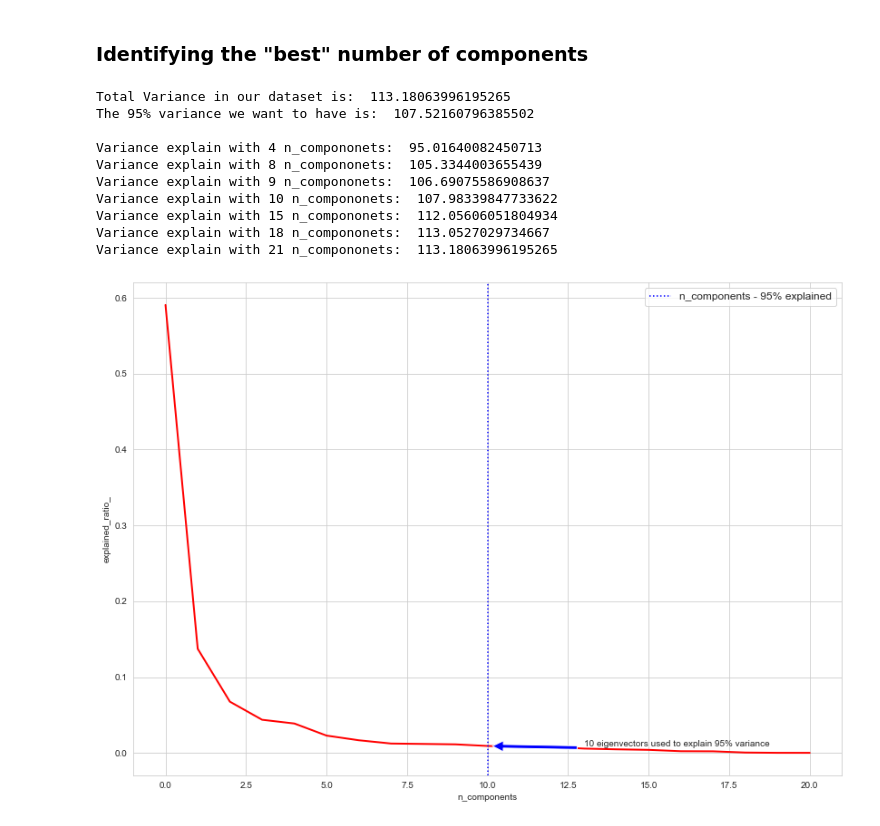
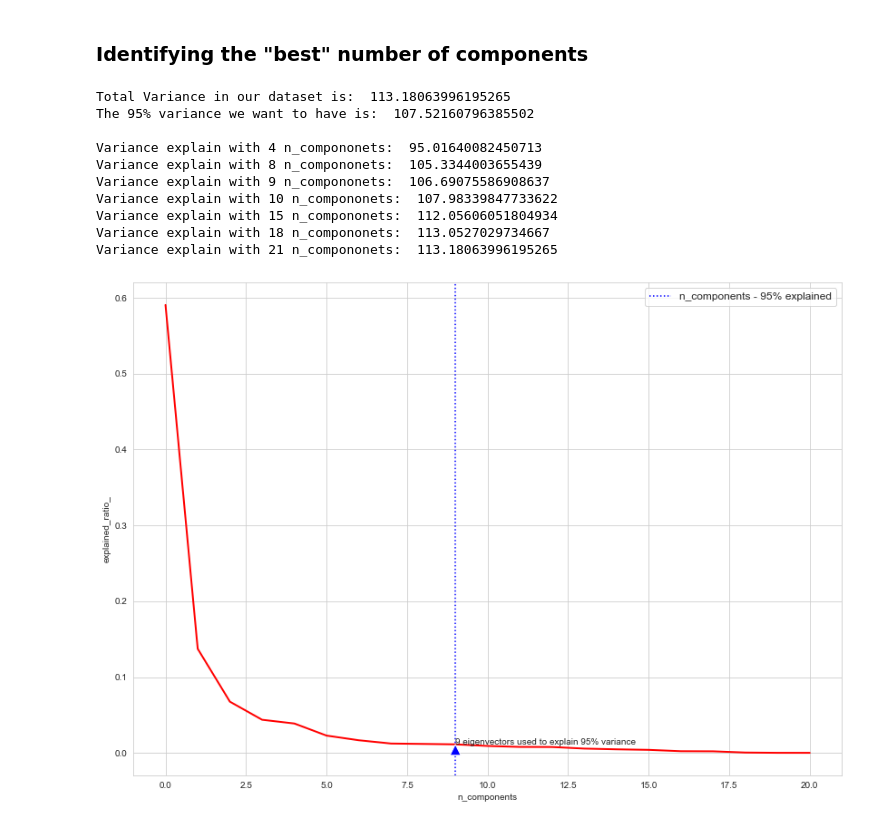
Before and after one commit to Rupesh707/Think-Tank-Case-Study, a Jupyter notebook: EDA.ipynb, the cells around one changed output. Cells and saved outputs as stored; diff of their text form; code cells hidden in the pictures.

```diff
--- a/EDA.ipynb
+++ b/EDA.ipynb
@@ -484,37 +490,37 @@ print("Variance explain with 8 n_compononets: ", sum(a["Explained Variance"][0:8
 print("Variance explain with 9 n_compononets: ", sum(a["Explained Variance"][0:9]))
 print("Variance explain with 10 n_compononets: ", sum(a["Explained Variance"][0:10]))
 print("Variance explain with 15 n_compononets: ", sum(a["Explained Variance"][0:15]))
 print("Variance explain with 18 n_compononets: ", sum(a["Explained Variance"][0:18]))
 print("Variance explain with 21 n_compononets: ", sum(a["Explained Variance"][0:21]))
 
 # Plotting the Data
 plt.figure(1, figsize=(14, 10))
 plt.plot(pca.explained_variance_ratio_, linewidth=2, c="r")
 plt.xlabel('n_components')
 plt.ylabel('explained_ratio_')
 
 # Plotting line with 95% e.v.
-plt.axvline(10,linestyle=':', label='n_components - 95% explained', c ="blue")
+plt.axvline(9,linestyle=':', label='n_components - 95% explained', c ="blue")
 plt.legend(prop=dict(size=12))
 
 # adding arrow
-plt.annotate('10 eigenvectors used to explain 95% variance', xy=(10, pca.explained_variance_ratio_[10]),
-             xytext=(13, pca.explained_variance_ratio_[10]),
+plt.annotate('9 eigenvectors used to explain 95% variance', xy=(9, pca.explained_variance_ratio_[9]),
+             xytext=(9, pca.explained_variance_ratio_[9]),
             arrowprops=dict(facecolor='blue', shrink=0.05))
 
 plt.show()
 # %% [output]
 Total Variance in our dataset is:  113.18063996195265
 The 95% variance we want to have is:  107.52160796385502
 
 Variance explain with 4 n_compononets:  95.01640082450713
 Variance explain with 8 n_compononets:  105.3344003655439
 Variance explain with 9 n_compononets:  106.69075586908637
 Variance explain with 10 n_compononets:  107.98339847733622
 Variance explain with 15 n_compononets:  112.05606051804934
 Variance explain with 18 n_compononets:  113.0527029734667
 Variance explain with 21 n_compononets:  113.18063996195265
-[figure, old version]
+[figure, new version]
 # %%
 # Running PCA again
 
```
Also changed, not shown: parts of 18 cells of this notebook, 1 other file.
